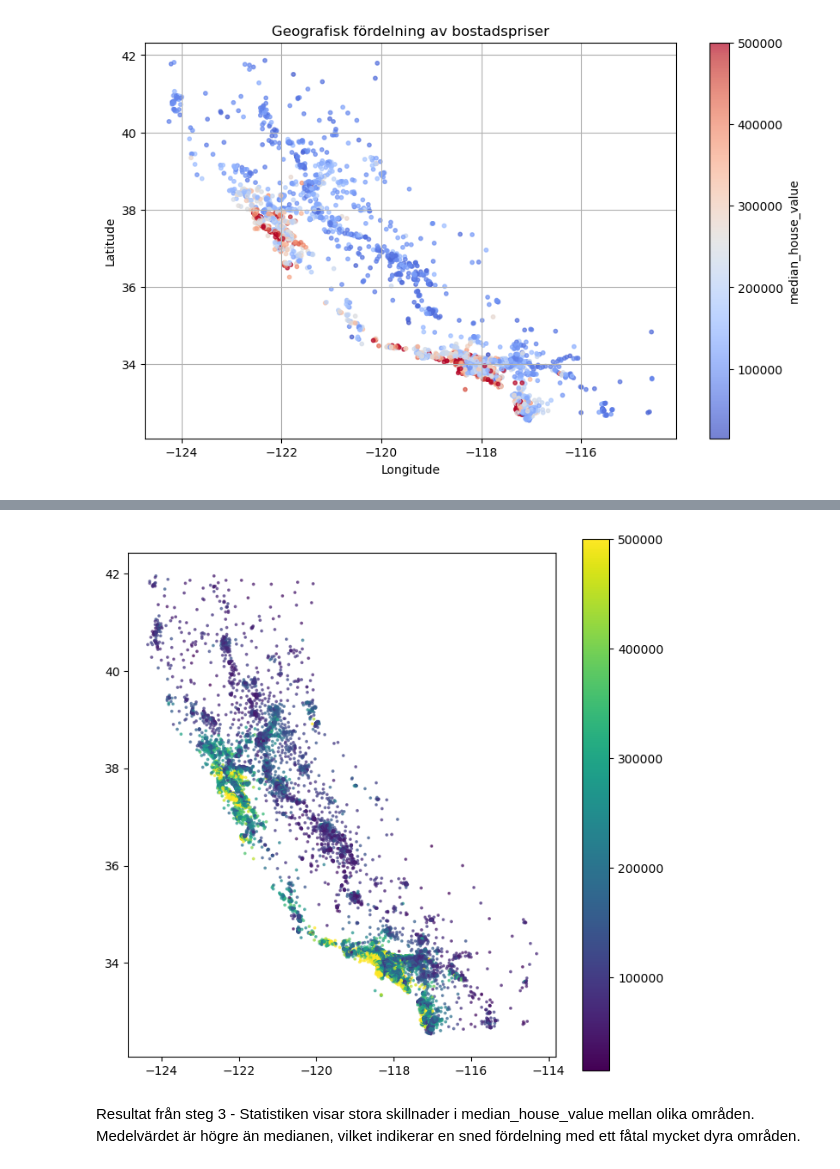
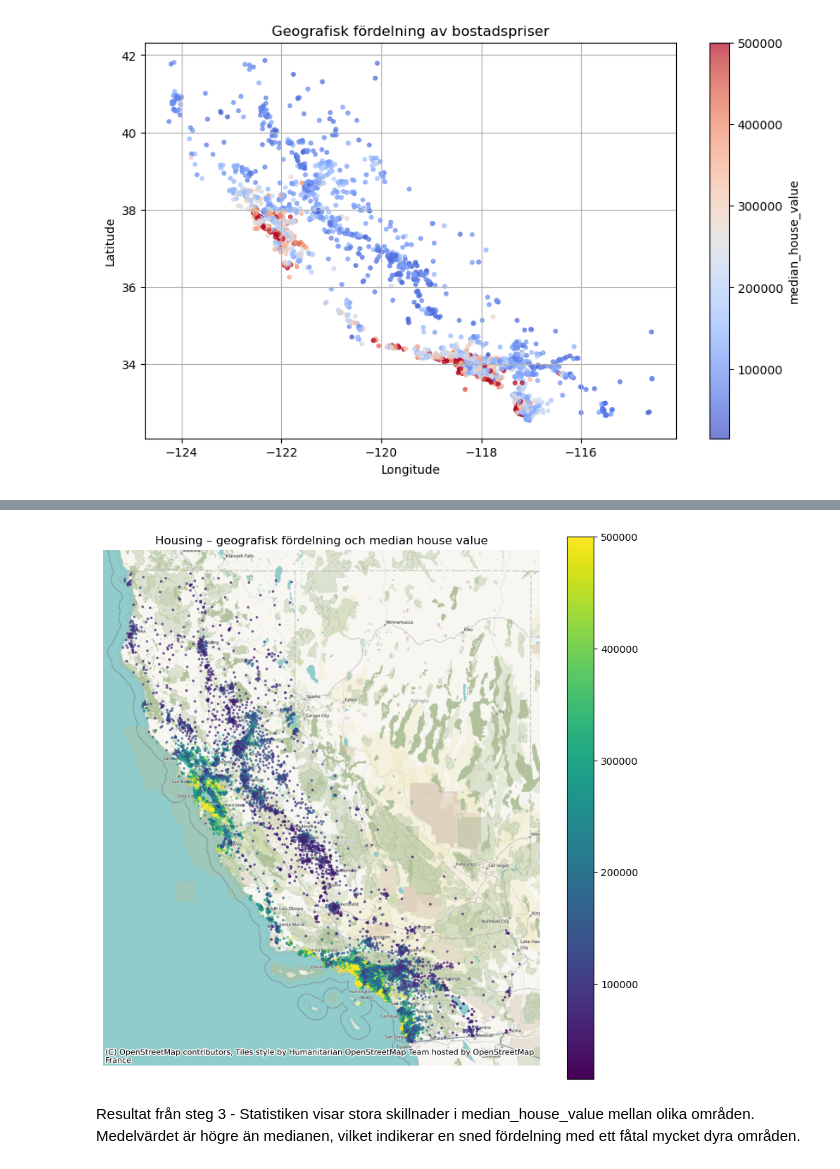
Before and after one commit to jonaskallman/Kunskapskontroll_2_3, a Jupyter notebook: kunskapskontroll_3_EDA_JFK.ipynb, the cells around one changed output, grey strips where cells are left out. Saved outputs shown, nothing was run; the diff lists cells and outputs as text; code cells hidden in the pictures.

Commit message:
En till uppdatering

```diff
--- a/kunskapskontroll_3_EDA_JFK.ipynb
+++ b/kunskapskontroll_3_EDA_JFK.ipynb
@@ -284,28 +266,41 @@ Successfully installed affine-2.4.0 click-plugins-1.1.1.2 cligj-0.7.2 contextily
-# %%
-import pandas as pd
-import geopandas as gpd
-from shapely.geometry import Point
-
-df = pd.read_csv("housing.csv")
-
-geometry = [Point(xy) for xy in zip(df["longitude"], df["latitude"])]
-
-gdf = gpd.GeoDataFrame(
-    df,
-    geometry=geometry,
-    crs="EPSG:4326"
-)
-
-
-ax = gdf.plot(
-    figsize=(8, 8),
-    column="median_house_value",
-    legend=True,
-    markersize=3,
-    alpha=0.6
-)
-# %% [output]
-[figure, removed]
+# %%
+# Testar att visulisera det med Geopandas och Contextily
+
+#Geopandas
+import geopandas as gpd
+
+#contextily för bakgrundskarta
+import contextily as ctx
+
+import matplotlib.pyplot as plt
+
+# Konverterar till Web Mercator som annvänds till contextily bakgrundskartor
+gdf_web = gdf.to_crs(epsg=3857)
+
+# Skapar en figur och axel
+fig, ax = plt.subplots(figsize=(10, 10))
+
+# Plottar husen som punkter och färgar efter medianhusvärde
+gdf_web.plot(
+    ax=ax,                         # Ritar i samma axel som bakgrundskartan
+    column="median_house_value",   # Färgar punkter efter pris
+    legend=True,                   # Visar legend
+    markersize=3,                  # Punktstorlek
+    alpha=0.6                      # Transparens
+)
+
+# Lägger på bakgrundskarta
+ctx.add_basemap(ax)
+
+# Sätter en titel
+ax.set_title("Housing – geografisk fördelning och median house value")
+
+# Tar bort axel-ticks vilket ger snyggare karta
+ax.set_axis_off()
+
+plt.show()
+# %% [output]
+[figure, added]
 # %% [markdown]
 Resultat från steg 3 -  Statistiken visar stora skillnader i median_house_value mellan olika områden. Medelvärdet är högre än medianen, vilket indikerar en sned fördelning med ett fåtal mycket dyra områden.
 # %% [markdown]
```
Also changed, not shown: parts of 1 cell of this notebook.
